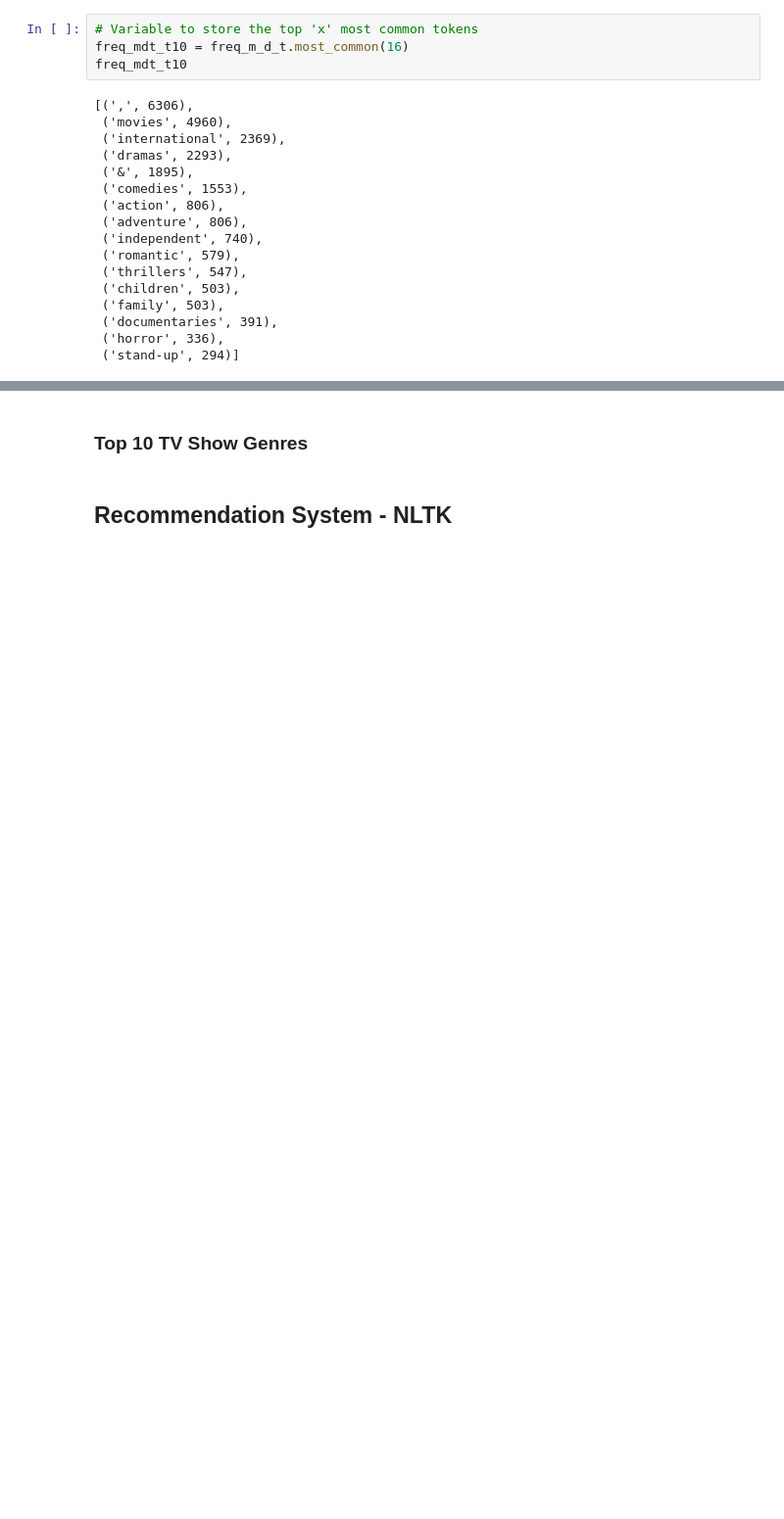
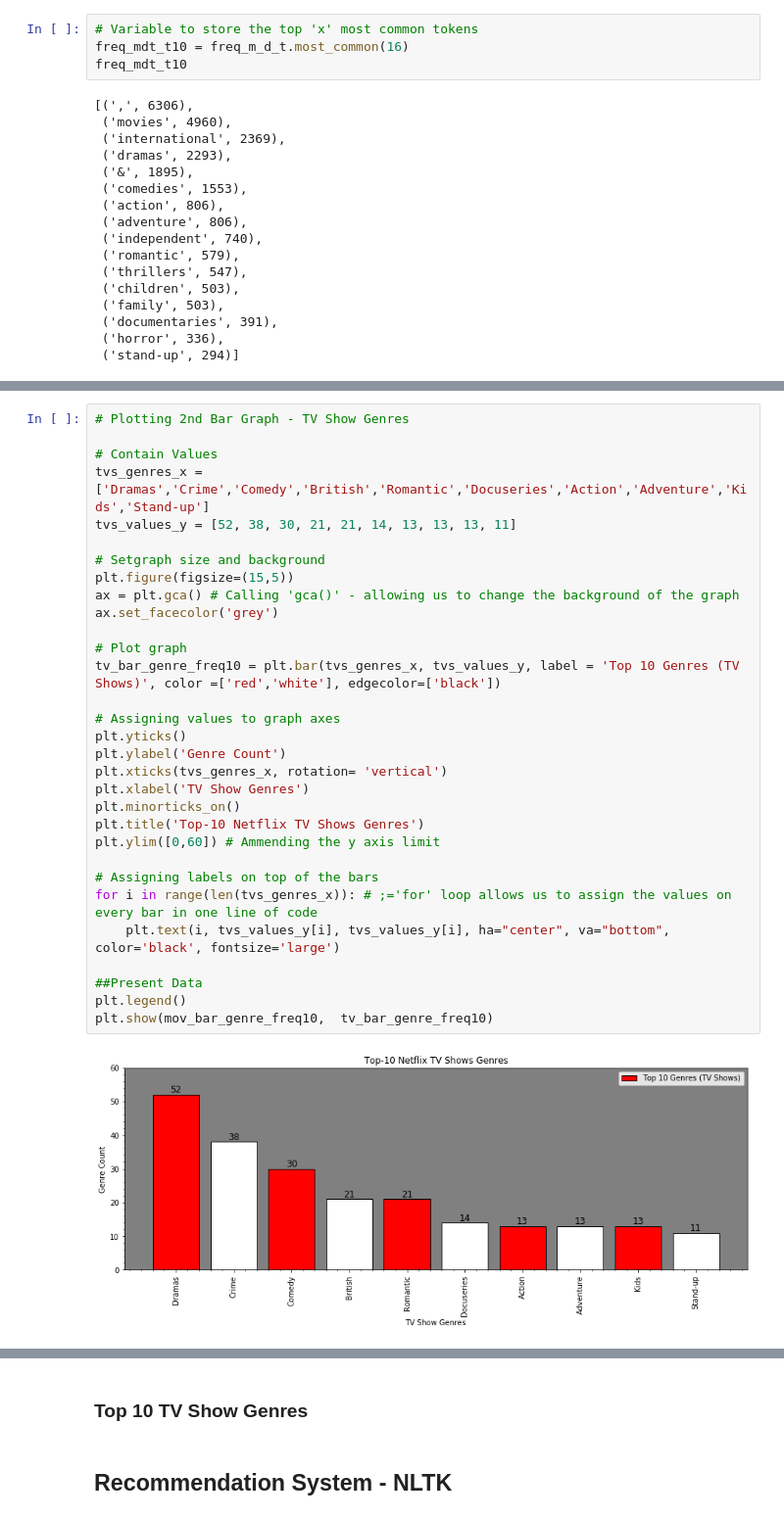
Before and after one commit to SunpreetSChahal/Netflix_EDA-ML, a Jupyter notebook: Netflix Data - EDA and ML Practice.ipynb, the cells around one changed output, grey strips where cells are left out. Shown at 98% size. Cells and saved outputs as stored; diff of their text form; blank space fills up the shorter version.

```diff
--- a/Netflix Data - EDA and ML Practice.ipynb
+++ b/Netflix Data - EDA and ML Practice.ipynb
@@ -299,0 +347,33 @@ plt.show(bar_genre_freq10)
+# %%
+# Plotting 2nd Bar Graph - TV Show Genres
+
+# Contain Values
+tvs_genres_x = ['Dramas','Crime','Comedy','British','Romantic','Docuseries','Action','Adventure','Kids','Stand-up']
+tvs_values_y = [52, 38, 30, 21, 21, 14, 13, 13, 13, 11]
+
+# Setgraph size and background
+plt.figure(figsize=(15,5))
+ax = plt.gca() # Calling 'gca()' - allowing us to change the background of the graph
+ax.set_facecolor('grey')
+
+# Plot graph
+tv_bar_genre_freq10 = plt.bar(tvs_genres_x, tvs_values_y, label = 'Top 10 Genres (TV Shows)', color =['red','white'], edgecolor=['black'])
+
+# Assigning values to graph axes
+plt.yticks()
+plt.ylabel('Genre Count')
+plt.xticks(tvs_genres_x, rotation= 'vertical')
+plt.xlabel('TV Show Genres')
+plt.minorticks_on()
+plt.title('Top-10 Netflix TV Shows Genres')
+plt.ylim([0,60]) # Ammending the y axis limit
+
+# Assigning labels on top of the bars
+for i in range(len(tvs_genres_x)): # ;='for' loop allows us to assign the values on every bar in one line of code
+    plt.text(i, tvs_values_y[i], tvs_values_y[i], ha="center", va="bottom", color='black', fontsize='large')
+
+##Present Data
+plt.legend()
+plt.show(mov_bar_genre_freq10,  tv_bar_genre_freq10)
+# %% [output]
+[figure, added]
```
Also changed, not shown: parts of 11 cells of this notebook.
